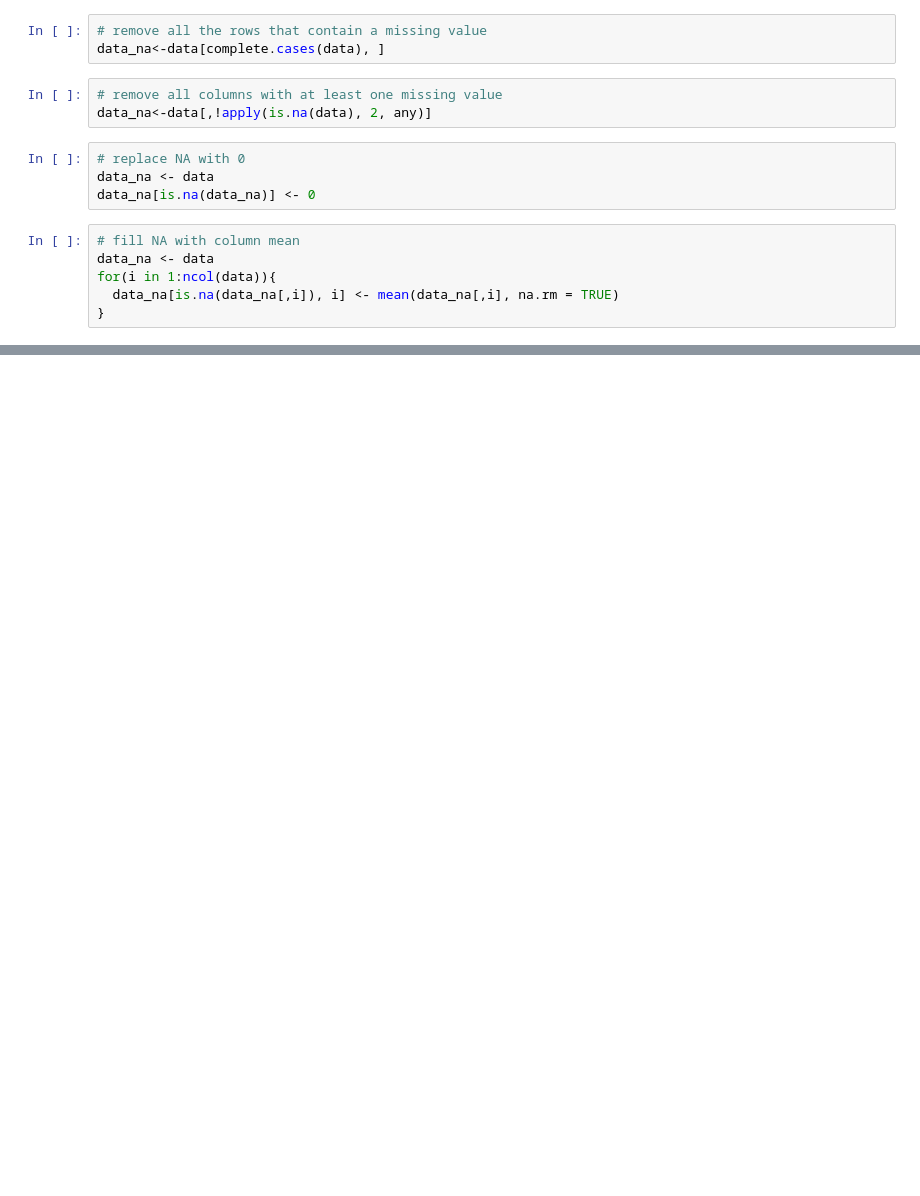
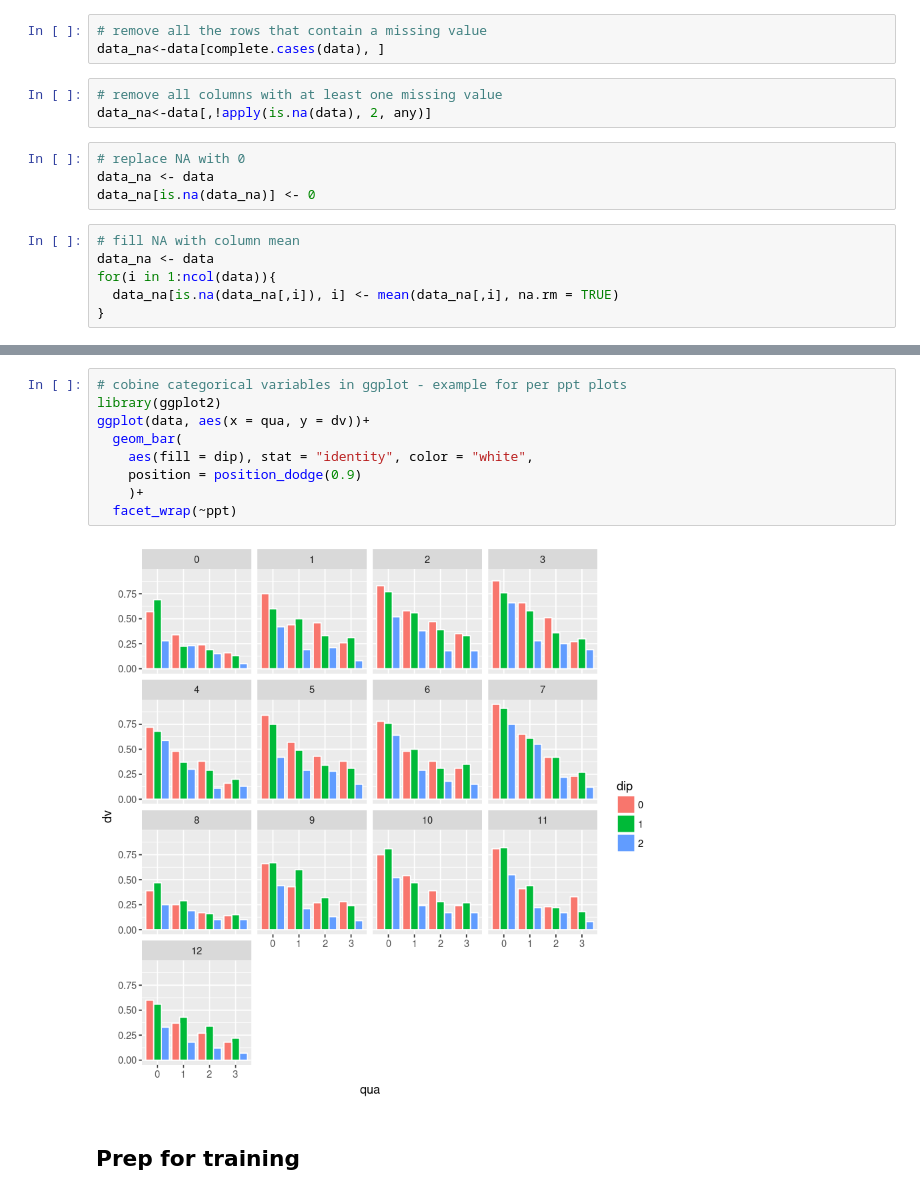
Before and after one commit to elg34/QuickReferences, a Jupyter notebook: R_cookbook.ipynb, the cells around one changed output, grey strips where cells are left out. Cells and saved outputs as stored; diff of their text form; blank space fills up the shorter version.

```diff
--- a/R_cookbook.ipynb
+++ b/R_cookbook.ipynb
@@ -74,0 +88,13 @@ rm(list = ls())
+# %%
+# cobine categorical variables in ggplot - example for per ppt plots
+library(ggplot2)
+ggplot(data, aes(x = qua, y = dv))+
+  geom_bar(
+    aes(fill = dip), stat = "identity", color = "white",
+    position = position_dodge(0.9)
+    )+
+  facet_wrap(~ppt)
+# %% [output]
+[figure, added]
+# %% [markdown]
+## Prep for training
```
Also changed, not shown: parts of 14 cells of this notebook, 1 other file.
